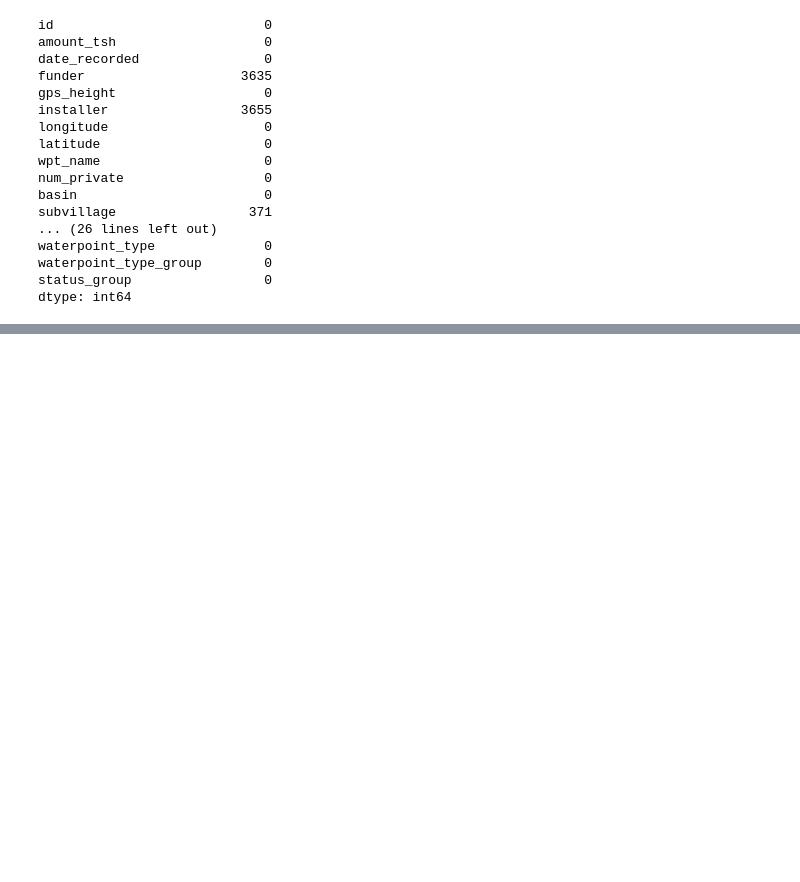
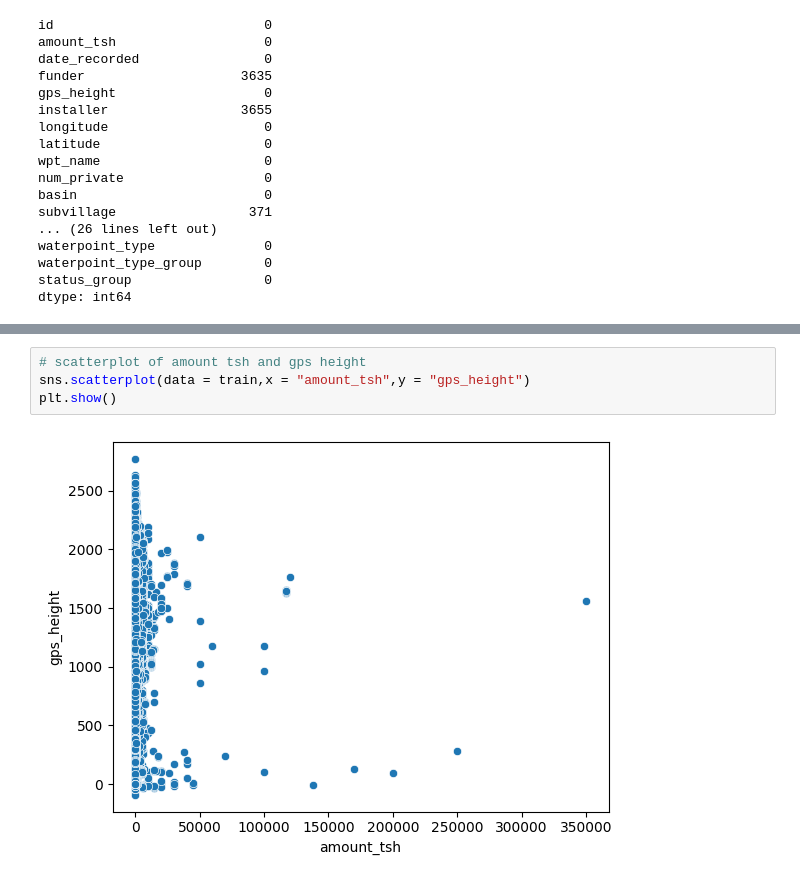
Before and after one commit to mutheu-eng/MultiClassProblem-WaterMiningTZ, a Jupyter notebook: WaterPumpTZ.ipynb, the cells around one changed output, grey strips where cells are left out. Drawn from its saved outputs; the diff is of its cells as text; blank space fills up the shorter version.

```diff
--- a/WaterPumpTZ.ipynb
+++ b/WaterPumpTZ.ipynb
@@ -173,0 +323,6 @@ pump_submission.to_csv(path + "/pump_submission.csv")
+# %%
+# scatterplot of amount tsh and gps height
+sns.scatterplot(data = train,x = "amount_tsh",y = "gps_height")
+plt.show()
+# %% [output]
+[figure, added]
```
Also changed, not shown: parts of 58 cells of this notebook.
